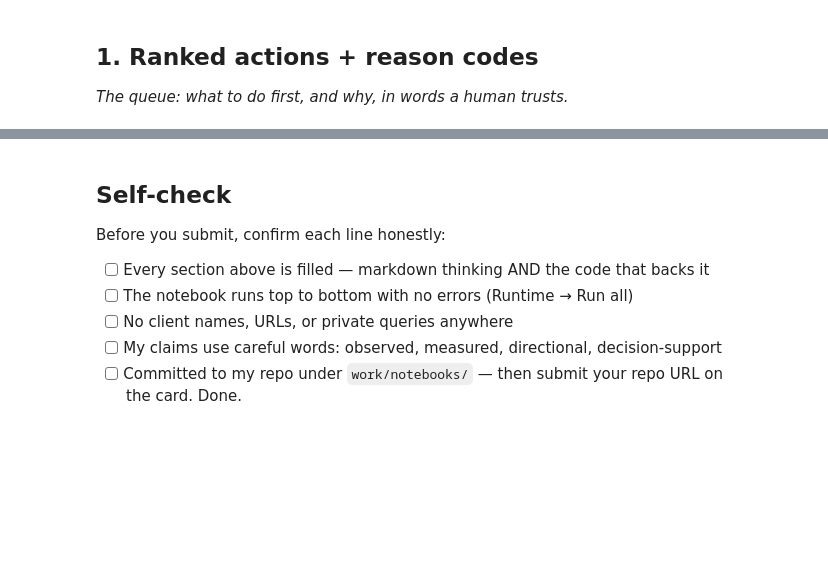
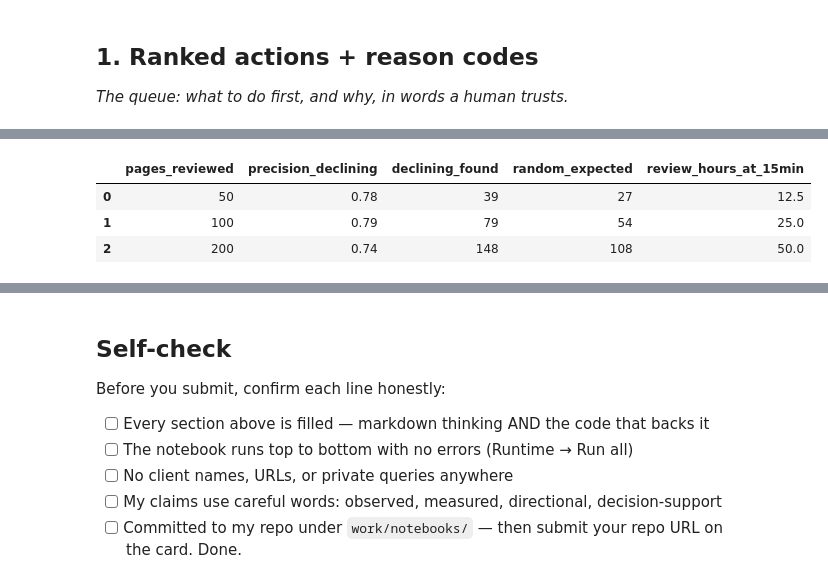
Before and after one commit to mahmarani/flyrank-ml-internship, a Jupyter notebook: work/notebooks/w07_action_playbook.ipynb, the cells around one changed output, grey strips where cells are left out. Saved outputs shown, nothing was run; the diff lists cells and outputs as text; code cells hidden in the pictures; blank space fills up the shorter version.

```diff
--- a/work/notebooks/w07_action_playbook.ipynb
+++ b/work/notebooks/w07_action_playbook.ipynb
@@ -43,0 +172,14 @@ This skeleton is yours to fill. Work the sections **in order** — each one has
+# %%
+rows = []
+for k in [50, 100, 200]:
+    p = precision_at_k(queue.y, queue.priority, k)
+    rows.append({"pages_reviewed": k, "precision_declining": round(p, 3),
+                 "declining_found": round(p*k), "random_expected": round(base*k),
+                 "review_hours_at_15min": k*0.25})
+cost_value = pd.DataFrame(rows)
+cost_value
+# %% [output]
+|  | pages_reviewed | precision_declining | declining_found | random_expected | review_hours_at_15min |
+| 0 | 50 | 0.78 | 39 | 27 | 12.5 |
+| 1 | 100 | 0.79 | 79 | 54 | 25.0 |
+| 2 | 200 | 0.74 | 148 | 108 | 50.0 |
```
Also changed, not shown: parts of 19 cells of this notebook.
